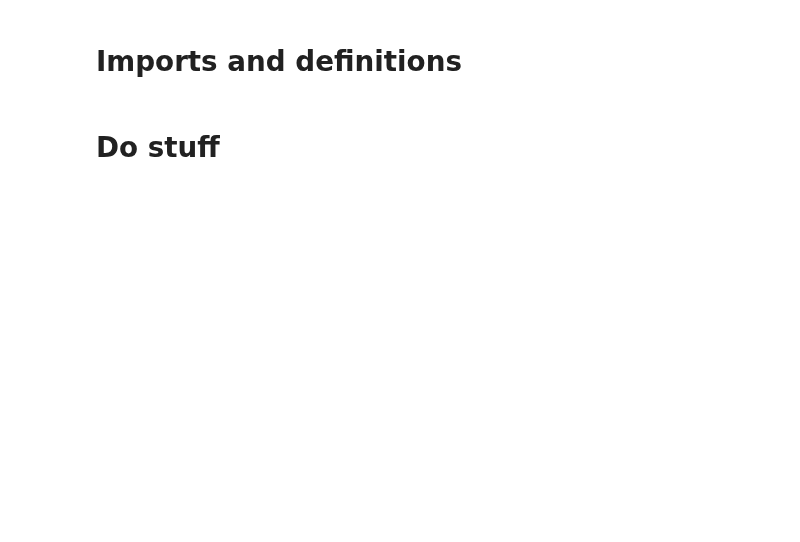
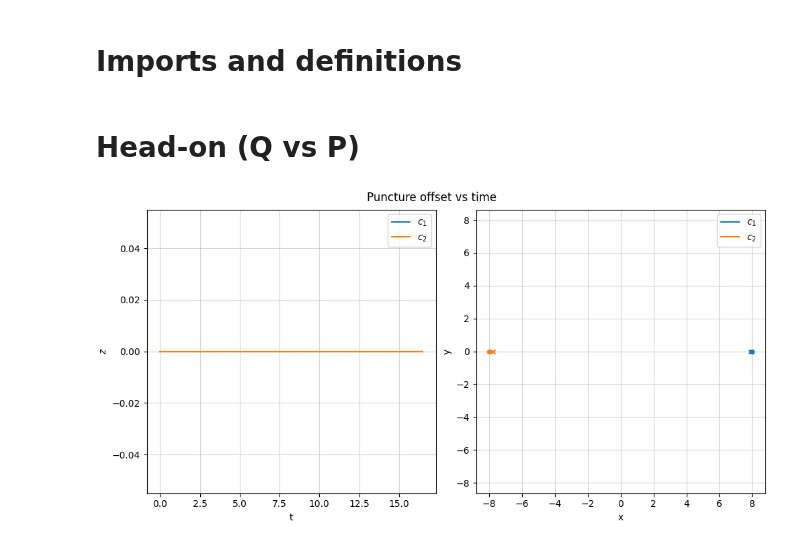
Before and after one commit to jpmvferreira/dyonic-collision-private, a Jupyter notebook: analyze/analyze.ipynb, the cells around one changed output. Drawn from its saved outputs; the diff is of its cells as text; code cells hidden in the pictures; blank space fills up the shorter version.

```diff
--- a/analyze/analyze.ipynb
+++ b/analyze/analyze.ipynb
@@ -64,4 +64,4 @@ def GetMesh(sd, quantity, axis):
 
     return coords, data
 # %% [markdown]
-# Do stuff
+# Head-on (Q vs P)
@@ -69,0 +68,65 @@ def GetMesh(sd, quantity, axis):
+# %%
+sd = SimDir("../simulations/Headon_M=1,0.5-T=0.1,0.05-alpha=0,0.5pi-x0=8.001_h=3")
+ts = sd.timeseries
+gf = sd.gf
+
+hor  = sd.horizons
+hor1 = hor.get_apparent_horizon(1)
+hor2 = hor.get_apparent_horizon(2)
+muls = sd.multipoles
+# %%
+c1_x = hor1.get_ah_property("centroid_x")
+c1_y = hor1.get_ah_property("centroid_y")
+c1_z = hor1.get_ah_property("centroid_z")
+
+c2_x = hor2.get_ah_property("centroid_x")
+c2_y = hor2.get_ah_property("centroid_y")
+c2_z = hor2.get_ah_property("centroid_z")
+
+
+fig, ax = plt.subplots(2, 2, figsize=(10,10), constrained_layout=True)
+plt.suptitle("Puncture offset vs time")
+
+
+ax[0,0].plot(c1_x.values, c1_y.values, color="C0", label=r"$c_1$")
+ax[0,0].plot(c2_x.values, c2_y.values, color="C1", label=r"$c_2$")
+
+ax[0,0].scatter([c1_x.values[0]],   [c1_y.values[0]],   color="C0", marker="o", s=20, zorder=10)
+ax[0,0].scatter([c2_x.values[0]],   [c2_y.values[0]],   color="C1", marker="o", s=20, zorder=10)
+ax[0,0].scatter([c1_x.values[-1]],  [c1_y.values[-1]],  color="C0", marker="x", s=20, zorder=10)
+ax[0,0].scatter([c2_x.values[-1]],  [c2_y.values[-1]],  color="C1", marker="x", s=20, zorder=10)
+
+ax[0,0].set_aspect('equal', adjustable='datalim')
+ax[0,0].grid(alpha=0.5, zorder=-10)
+ax[0,0].set_xlabel("x")
+ax[0,0].set_ylabel("y")
+ax[0,0].legend()
+
+
+ax[0,1].plot(c1_x.t, c1_x.values, color="C0", label=r"$c_1$")
+ax[0,1].plot(c2_x.t, c2_x.values, color="C1", label=r"$c_2$")
+
+ax[0,1].grid(alpha=0.5)
+ax[0,1].set_xlabel("t")
+ax[0,1].set_ylabel(r"$x$")
+ax[0,1].legend();
+
+
+ax[1,0].plot(c1_y.t, c1_y.values, color="C0", label=r"$c_1$")
+ax[1,0].plot(c2_y.t, c2_y.values, color="C1", label=r"$c_2$")
+
+ax[1,0].grid(alpha=0.5)
+ax[1,0].set_xlabel("t")
+ax[1,0].set_ylabel(r"$y$")
+ax[1,0].legend();
+
+
+ax[1,1].plot(c1_z.t, c1_z.values, color="C0", label=r"$c_1$")
+ax[1,1].plot(c2_z.t, c2_z.values, color="C1", label=r"$c_2$")
+
+ax[1,1].grid(alpha=0.5)
+ax[1,1].set_xlabel("t")
+ax[1,1].set_ylabel(r"$z$")
+ax[1,1].legend();
+# %% [output]
+[figure, added]
```
Also changed, not shown: parts of 8 cells of this notebook, 33 other files.
